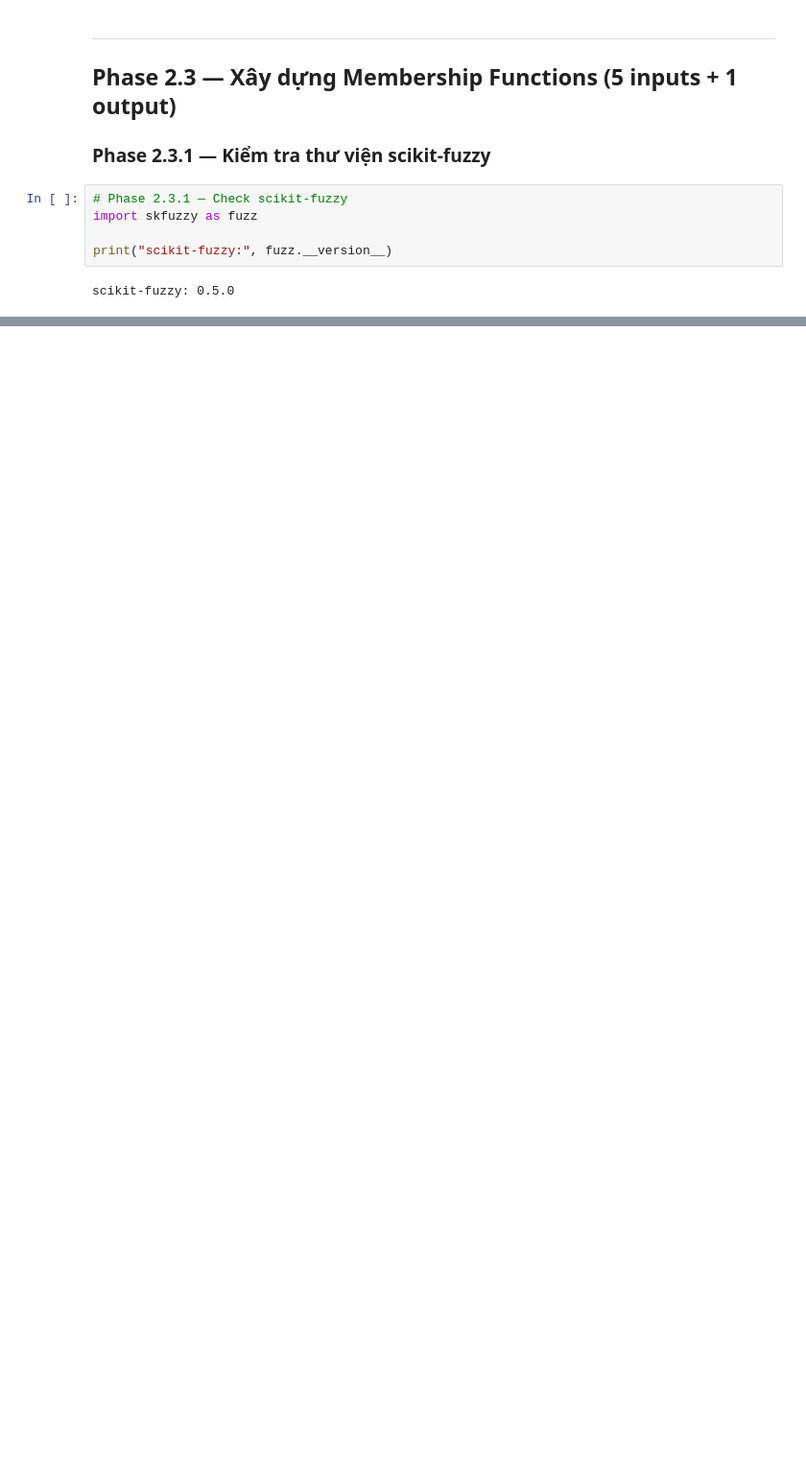
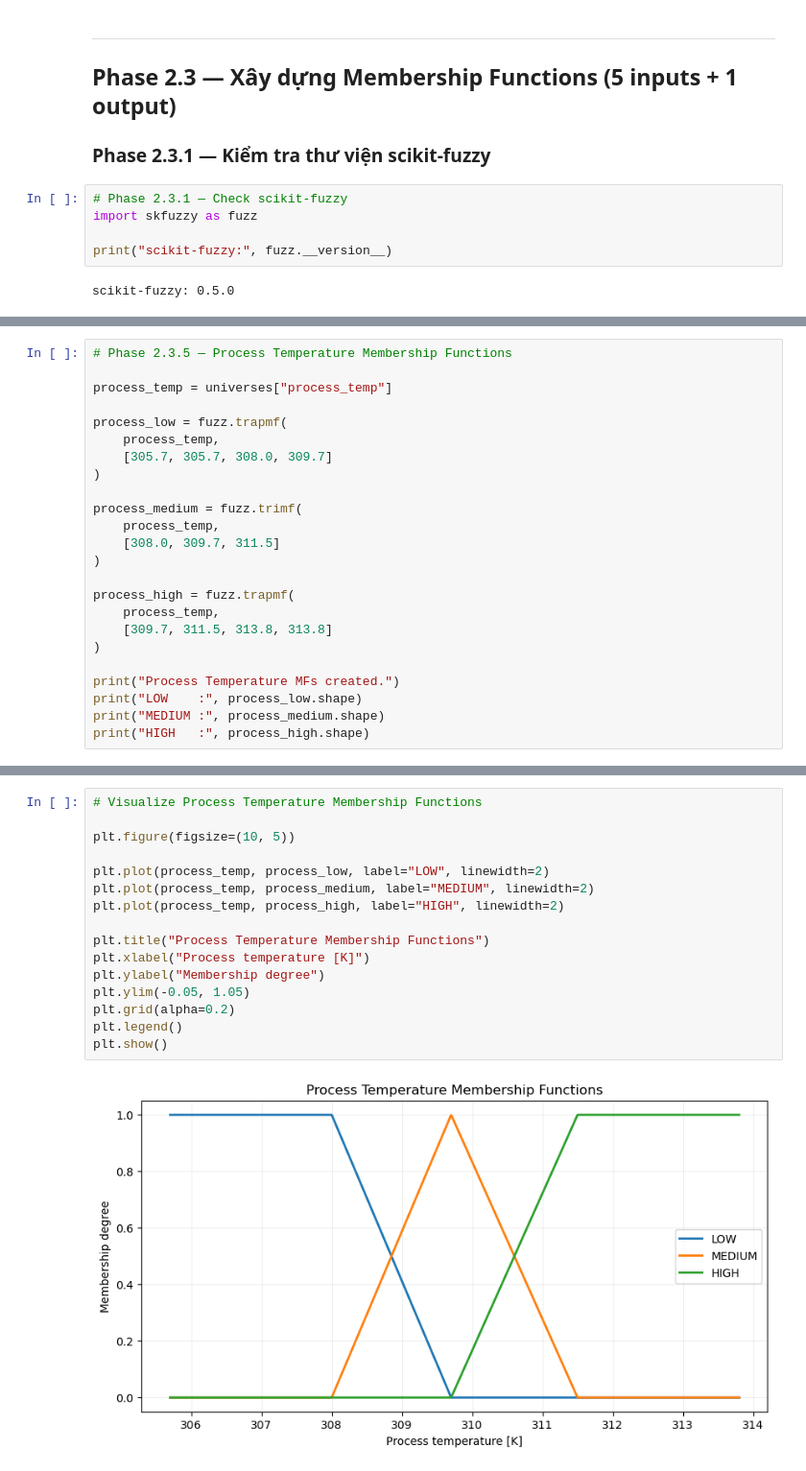
Before and after one commit to Chipzgk/An-Evolving-Fuzzy-Reasoning-System-for-Sensor-Stream-Anomaly-Detection-under-Concept-Drift, a Jupyter notebook: notebooks/02_static_fuzzy_baseline.ipynb, the cells around one changed output, grey strips where cells are left out. Shown at 96% size. Cells and saved outputs as stored; diff of their text form; blank space fills up the shorter version.

```diff
--- a/notebooks/02_static_fuzzy_baseline.ipynb
+++ b/notebooks/02_static_fuzzy_baseline.ipynb
@@ -111,0 +217,24 @@ scikit-fuzzy: 0.5.0
+# %%
+# Phase 2.3.5 — Process Temperature Membership Functions
+
+process_temp = universes["process_temp"]
+
+process_low = fuzz.trapmf(
+    process_temp,
+    [305.7, 305.7, 308.0, 309.7]
+)
+
+process_medium = fuzz.trimf(
+    process_temp,
+    [308.0, 309.7, 311.5]
+)
+
+process_high = fuzz.trapmf(
+    process_temp,
+    [309.7, 311.5, 313.8, 313.8]
+)
+
+print("Process Temperature MFs created.")
+print("LOW    :", process_low.shape)
+print("MEDIUM :", process_medium.shape)
+print("HIGH   :", process_high.shape)
@@ -111,0 +246,18 @@ scikit-fuzzy: 0.5.0
+# %%
+# Visualize Process Temperature Membership Functions
+
+plt.figure(figsize=(10, 5))
+
+plt.plot(process_temp, process_low, label="LOW", linewidth=2)
+plt.plot(process_temp, process_medium, label="MEDIUM", linewidth=2)
+plt.plot(process_temp, process_high, label="HIGH", linewidth=2)
+
+plt.title("Process Temperature Membership Functions")
+plt.xlabel("Process temperature [K]")
+plt.ylabel("Membership degree")
+plt.ylim(-0.05, 1.05)
+plt.grid(alpha=0.2)
+plt.legend()
+plt.show()
+# %% [output]
+[figure, added]
```
Also changed, not shown: parts of 31 cells of this notebook, 1 other file.
